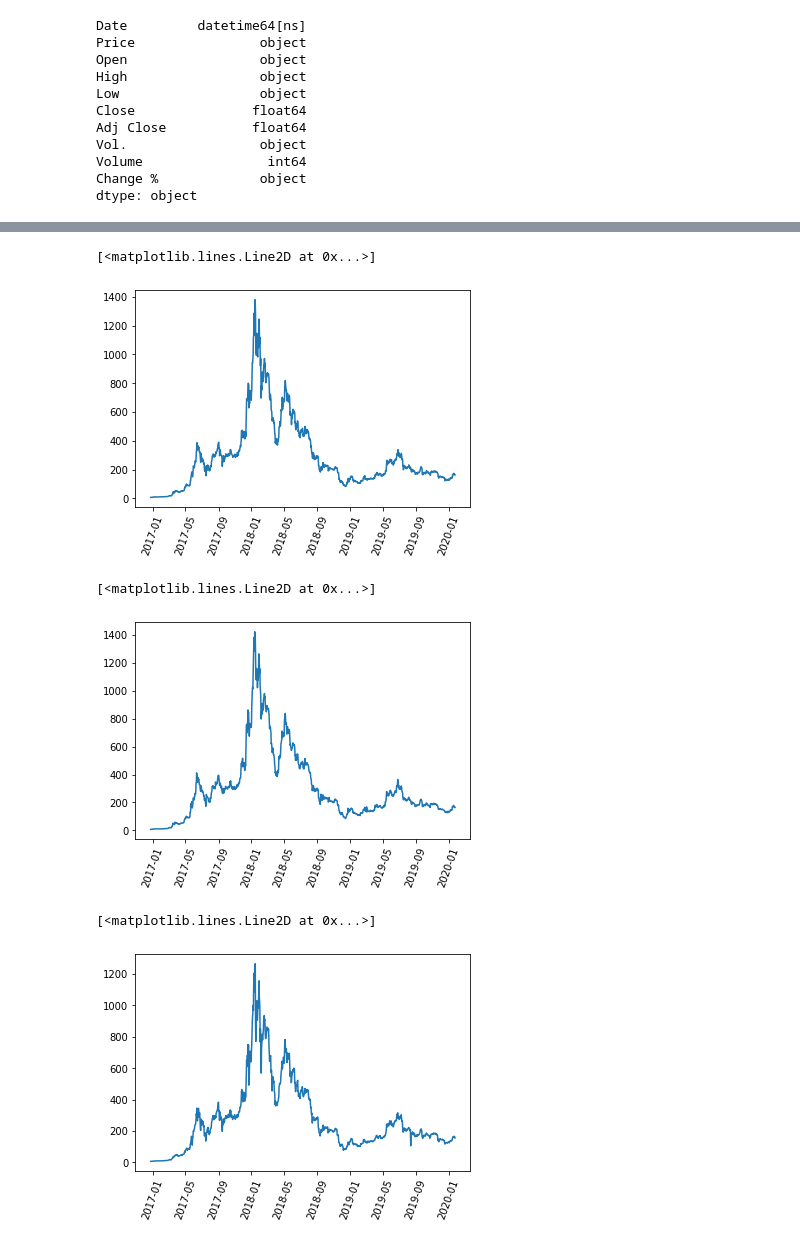
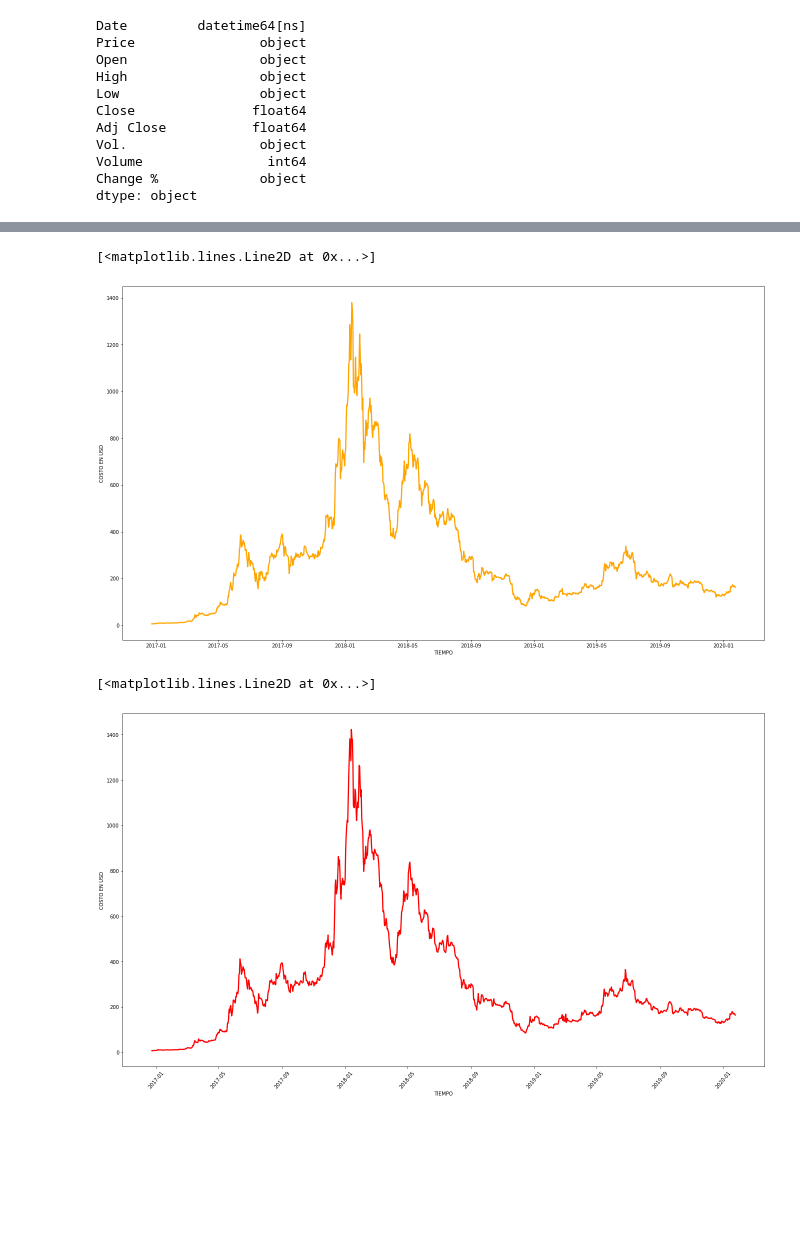
Before and after one commit to ironhack-datalabs/datamex0120, a Jupyter notebook: module-1/web-project/your-code/Untitled.ipynb, the cells around one changed output, grey strips where cells are left out. Saved outputs shown, nothing was run; the diff lists cells and outputs as text; code cells hidden in the pictures; blank space fills up the shorter version.

```diff
--- a/module-1/web-project/your-code/Untitled.ipynb
+++ b/module-1/web-project/your-code/Untitled.ipynb
@@ -84,11 +84,13 @@ final3['Price'] = final3['Price'].str.replace(',','')
 final3['Open']=final3['Open'].str.replace(',','')
 final3['High']=final3['High'].str.replace(',','')
 final3['Low']=final3['Low'].str.replace(',','')
+final3['Change %']=final3['Change %'].str.replace("%", '')
 # %%
 final3 = final3.astype({'Price':'float64'})
 final3 = final3.astype({'Open':'float64'})
 final3 = final3.astype({'High':'float64'})
 final3 = final3.astype({'Low':'float64'})
+final3 = final3.astype({'Change %':'float64'})
 final3.dtypes
 # %% [output]
 Date         datetime64[ns]
@@ -106,25 +124,24 @@ dtype: object
 import matplotlib.pyplot as plt
 from matplotlib.pyplot import figure
 # %%
-degrees = 70
+plt.figure(figsize=[23,13],edgecolor='black',frameon=False)
+#degrees = 50
+plt.xlabel('TIEMPO')
+plt.ylabel('COSTO EN USD')
 date = final3['Date']
 ope = final3['Open']
-plt.xticks(rotation=degrees)
-plt.plot(date, ope)
+#plt.xticks(rotation=degrees)
+plt.plot(date, ope,linewidth=2.5,color = 'orange' )
 # %% [output]
 [<matplotlib.lines.Line2D at 0x...>]
-[figure, old version]
+[figure, new version]
 # %%
+plt.figure(figsize=[23,13],edgecolor='black',frameon=False)
+plt.xlabel('TIEMPO')
+plt.ylabel('COSTO EN USD')
 hig = final3['High']
 plt.xticks(rotation=degrees)
-plt.plot(date,hig)
+plt.plot(date,hig,linewidth=2.5, color='red')
 # %% [output]
 [<matplotlib.lines.Line2D at 0x...>]
-[figure, old version]
+[figure, new version]
-# %%
-lo = final3['Low']
-plt.xticks(rotation=degrees)
-plt.plot(date,lo)
-# %% [output]
-[<matplotlib.lines.Line2D at 0x...>]
-[figure, removed]
```
Also changed, not shown: parts of 10 cells of this notebook.
